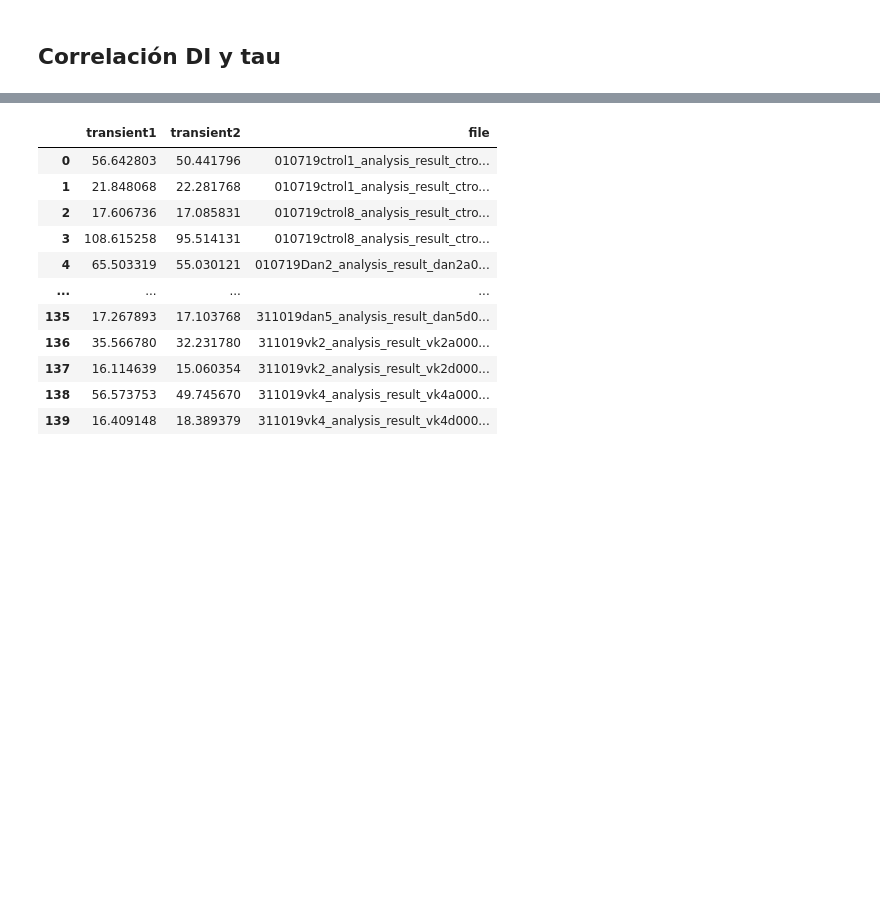
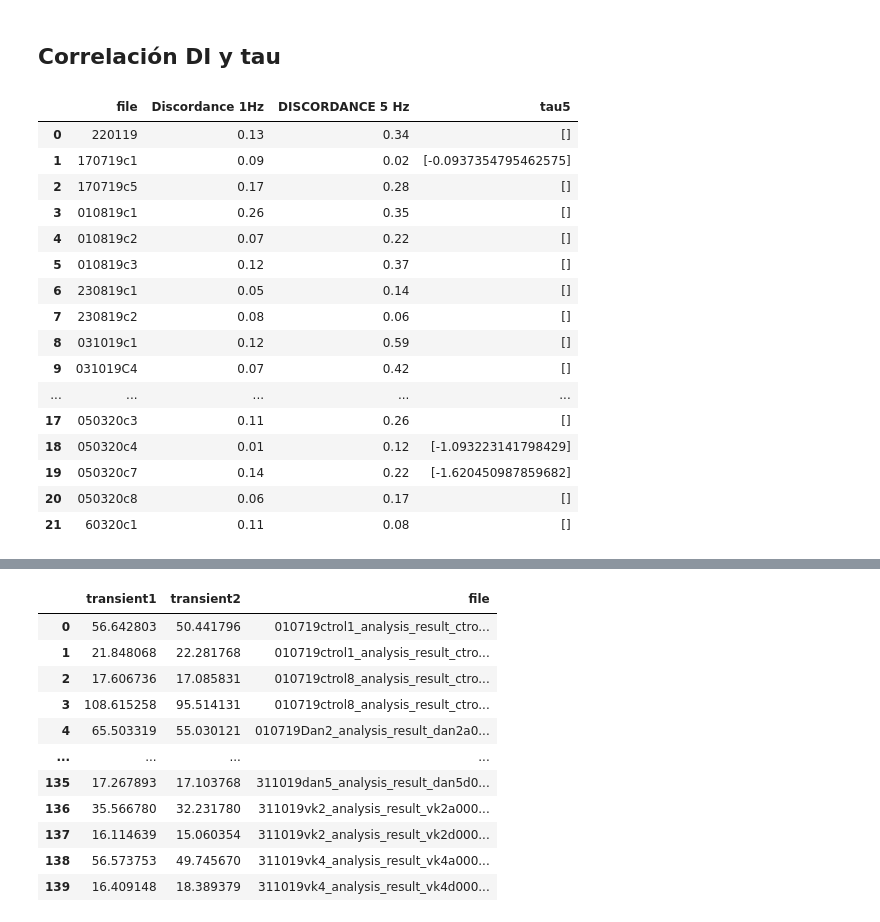
Before and after one commit to CardiAP/DesktopApp, a Jupyter notebook: filtrado.ipynb, the cells around one changed output, grey strips where cells are left out. Cells and saved outputs as stored; diff of their text form; code cells hidden in the pictures; blank space fills up the shorter version.

```diff
--- a/filtrado.ipynb
+++ b/filtrado.ipynb
@@ -589,2 +474,22 @@ DI_control['tau5'] = tau5
 a = DI_control['DISCORDANCE 5 Hz'].tolist()
+# %%
+DI_control
+# %% [output]
+|  | file | Discordance 1Hz | DISCORDANCE 5 Hz | tau5 |
+| 0 | 220119 | 0.13 | 0.34 | [] |
+| 1 | 170719c1 | 0.09 | 0.02 | [-0.0937354795462575] |
+| 2 | 170719c5 | 0.17 | 0.28 | [] |
+| 3 | 010819c1 | 0.26 | 0.35 | [] |
+| 4 | 010819c2 | 0.07 | 0.22 | [] |
+| 5 | 010819c3 | 0.12 | 0.37 | [] |
+| 6 | 230819c1 | 0.05 | 0.14 | [] |
+| 7 | 230819c2 | 0.08 | 0.06 | [] |
+| 8 | 031019c1 | 0.12 | 0.59 | [] |
+| 9 | 031019C4 | 0.07 | 0.42 | [] |
+| ... | ... | ... | ... | ... |
+| 17 | 050320c3 | 0.11 | 0.26 | [] |
+| 18 | 050320c4 | 0.01 | 0.12 | [-1.093223141798429] |
+| 19 | 050320c7 | 0.14 | 0.22 | [-1.620450987859682] |
+| 20 | 050320c8 | 0.06 | 0.17 | [] |
+| 21 | 60320c1 | 0.11 | 0.08 | [] |
 # %%
```
Also changed, not shown: parts of 14 cells of this notebook.
